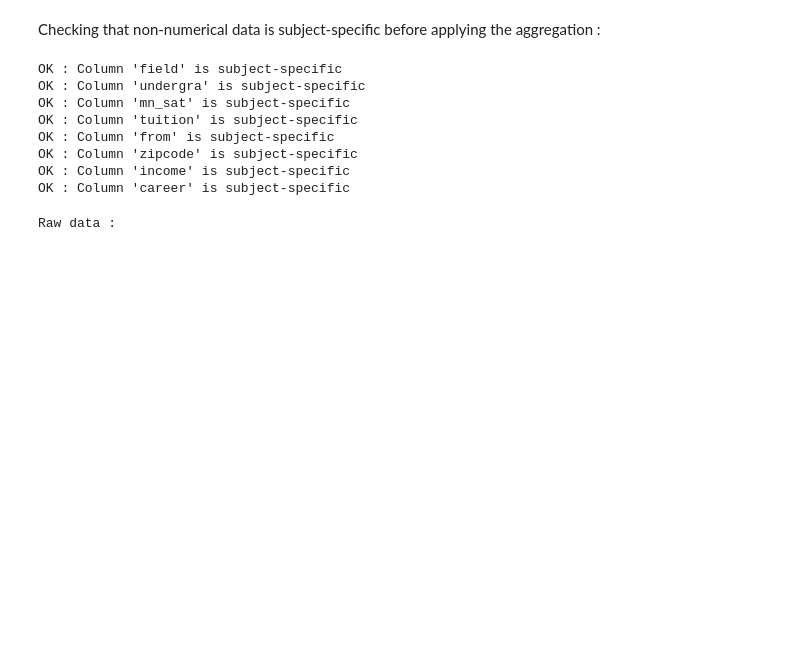
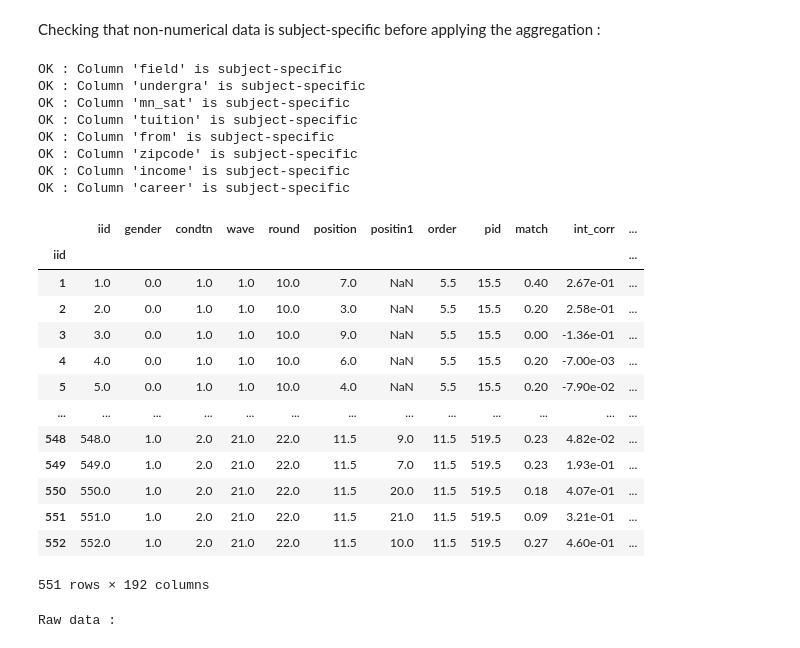
Before and after one commit to Acsts/EDA--Speed_Dating_Experiment, a Jupyter notebook: Project-Speed_Dating.ipynb, the cells around one changed output. Drawn from its saved outputs; the diff is of its cells as text; code cells hidden in the pictures; blank space fills up the shorter version.

```diff
--- a/Project-Speed_Dating.ipynb
+++ b/Project-Speed_Dating.ipynb
@@ -156,6 +250,22 @@ OK : Column 'income' is subject-specific
 OK : Column 'career' is subject-specific
 # %%
 df_by_iid = df.groupby('iid').agg({k:('mean' if k in num_col_list else 'first') for k in df.columns})
+df_by_iid
+# %% [output]
+|  | iid | gender | condtn | wave | round | position | positin1 | order | pid | match | int_corr | ... |
+| iid |  |  |  |  |  |  |  |  |  |  |  | ... |
+| 1 | 1.0 | 0.0 | 1.0 | 1.0 | 10.0 | 7.0 | NaN | 5.5 | 15.5 | 0.40 | 2.67e-01 | ... |
+| 2 | 2.0 | 0.0 | 1.0 | 1.0 | 10.0 | 3.0 | NaN | 5.5 | 15.5 | 0.20 | 2.58e-01 | ... |
+| 3 | 3.0 | 0.0 | 1.0 | 1.0 | 10.0 | 9.0 | NaN | 5.5 | 15.5 | 0.00 | -1.36e-01 | ... |
+| 4 | 4.0 | 0.0 | 1.0 | 1.0 | 10.0 | 6.0 | NaN | 5.5 | 15.5 | 0.20 | -7.00e-03 | ... |
+| 5 | 5.0 | 0.0 | 1.0 | 1.0 | 10.0 | 4.0 | NaN | 5.5 | 15.5 | 0.20 | -7.90e-02 | ... |
+| ... | ... | ... | ... | ... | ... | ... | ... | ... | ... | ... | ... | ... |
+| 548 | 548.0 | 1.0 | 2.0 | 21.0 | 22.0 | 11.5 | 9.0 | 11.5 | 519.5 | 0.23 | 4.82e-02 | ... |
+| 549 | 549.0 | 1.0 | 2.0 | 21.0 | 22.0 | 11.5 | 7.0 | 11.5 | 519.5 | 0.23 | 1.93e-01 | ... |
+| 550 | 550.0 | 1.0 | 2.0 | 21.0 | 22.0 | 11.5 | 20.0 | 11.5 | 519.5 | 0.18 | 4.07e-01 | ... |
+| 551 | 551.0 | 1.0 | 2.0 | 21.0 | 22.0 | 11.5 | 21.0 | 11.5 | 519.5 | 0.09 | 3.21e-01 | ... |
+| 552 | 552.0 | 1.0 | 2.0 | 21.0 | 22.0 | 11.5 | 10.0 | 11.5 | 519.5 | 0.27 | 4.60e-01 | ... |
+551 rows × 192 columns
 # %%
 #Showing an example of grouped data for a random subject
 print("Raw data : ")
```
Also changed, not shown: parts of 13 cells of this notebook.
